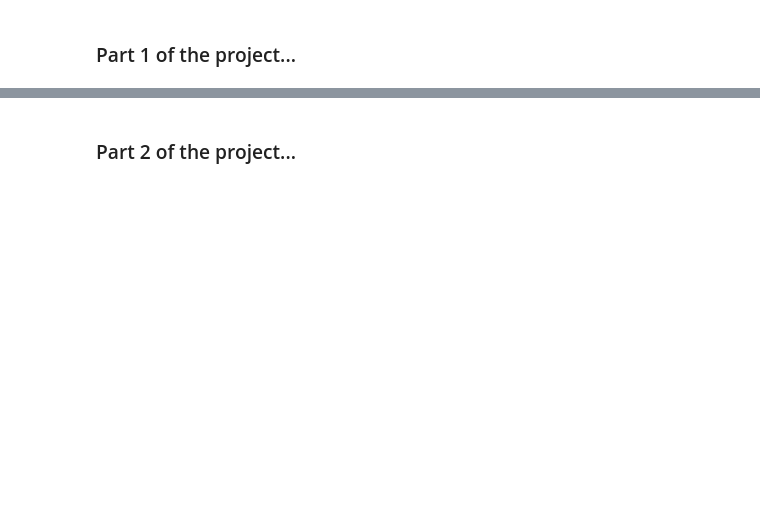
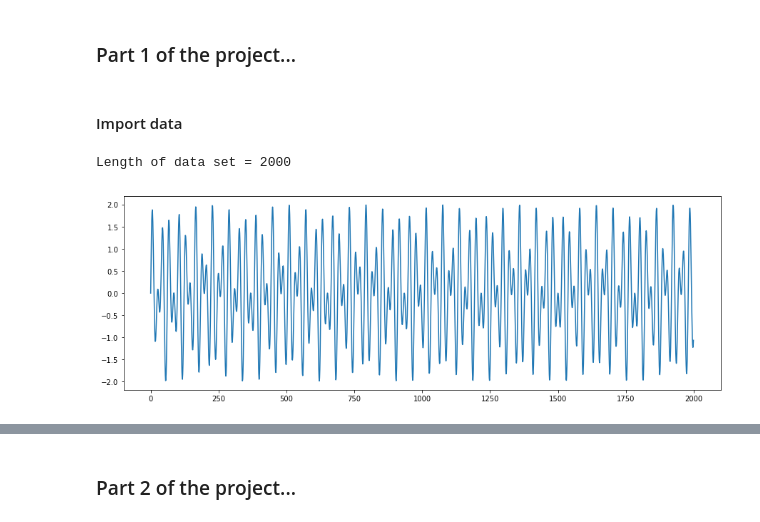
Before and after one commit to Super-SaiyanSandwich/LFD-Coursework-2, a Jupyter notebook: cw2_ESN.ipynb, the cells around one changed output, grey strips where cells are left out. Saved outputs shown, nothing was run; the diff lists cells and outputs as text; code cells hidden in the pictures; blank space fills up the shorter version.

```diff
--- a/cw2_ESN.ipynb
+++ b/cw2_ESN.ipynb
@@ -54,0 +55,14 @@ Implement a version of the ESN model that is trained online by means of the leas
+# %% [markdown]
+#### Import data
+# %%
+def getData():
+    return genfromtxt("./2sin",delimiter=",")
+
+figure(figsize=(15,5))
+X = getData()
+print("Length of data set =",len(X))
+plot(X)
+plt.show()
+# %% [output]
+Length of data set = 2000
+[figure, added]
```
Also changed, not shown: parts of 7 cells of this notebook.
